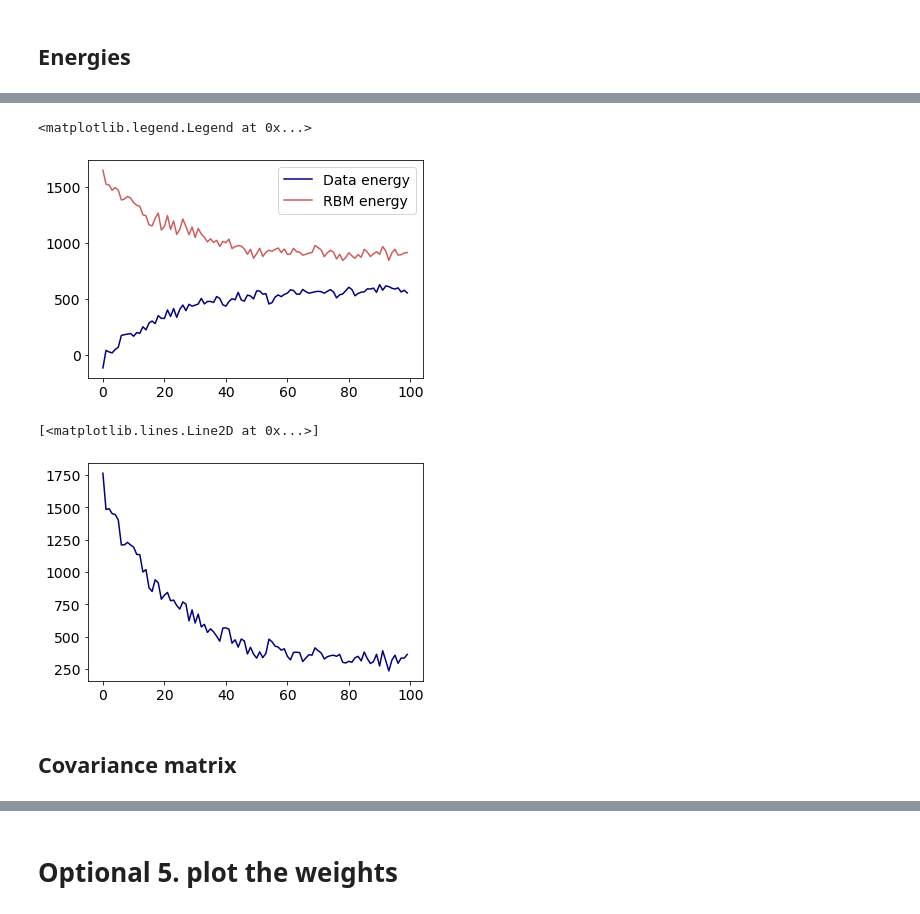
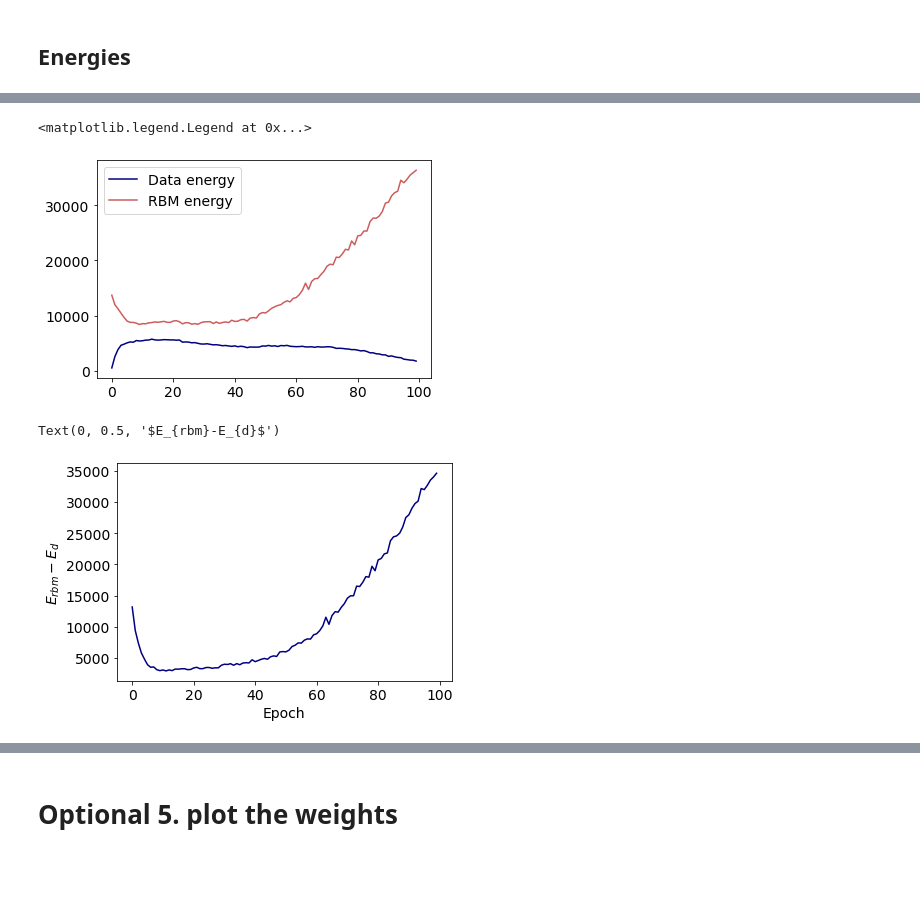
Before and after one commit to isottongloria/LCP-MODULE_B, a Jupyter notebook: RBM_23-point_4+2+3.ipynb, the cells around one changed output, grey strips where cells are left out. Drawn from its saved outputs; the diff is of its cells as text; code cells hidden in the pictures; blank space fills up the shorter version.

```diff
--- a/RBM_23-point_4+2+3.ipynb
+++ b/RBM_23-point_4+2+3.ipynb
@@ -521,0 +532,5 @@ print(Vf[4])
+# %%
+Vf_AR = np.loadtxt('Vf_ADrms.txt')
+E_d_AR = np.loadtxt('E_d_ADrms.txt')
+E_rbm_AR = np.loadtxt('E_rbm_ADrms.txt')
+mom_AR = np.loadtxt('2mom_ADrms.txt')
@@ -522,16 +543,16 @@ print(Vf[4])
 # %%
 fig, ax = plt.subplots()
-ax.plot(np.arange(epochs), E_d, label='Data energy', color='navy')
-ax.plot(np.arange(epochs), E_rbm, label='RBM energy', color='indianred')
+ax.plot(np.arange(epochs), E_d_AR, label='Data energy', color='navy')
+ax.plot(np.arange(epochs), E_rbm_AR, label='RBM energy', color='indianred')
 ax.legend(loc='best')
 # %% [output]
 <matplotlib.legend.Legend at 0x...>
-[figure, old version]
+[figure, new version]
 # %%
 fig, ax = plt.subplots()
-ax.plot(np.arange(epochs), E_rbm-E_d, label='difference', color='navy')
+ax.plot(np.arange(epochs), E_rbm_AR-E_d_AR, label='difference', color='navy')
+ax.set_xlabel('Epoch')
+ax.set_ylabel('$E_{rbm}-E_{d}$')
 # %% [output]
-[<matplotlib.lines.Line2D at 0x...>]
+Text(0, 0.5, '$E_{rbm}-E_{d}$')
-[figure, old version]
+[figure, new version]
-# %% [markdown]
-## Covariance matrix
```
Also changed, not shown: parts of 14 cells of this notebook.
